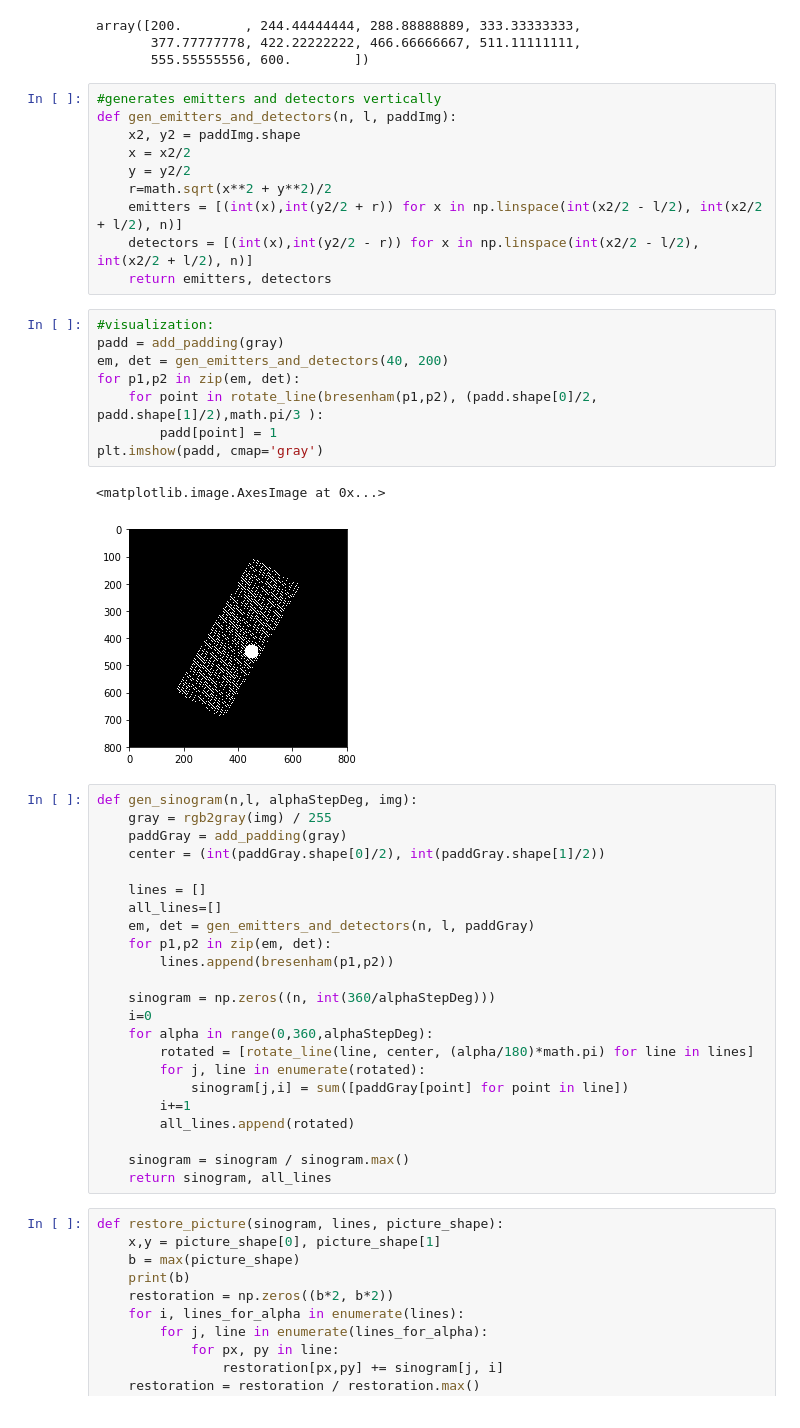
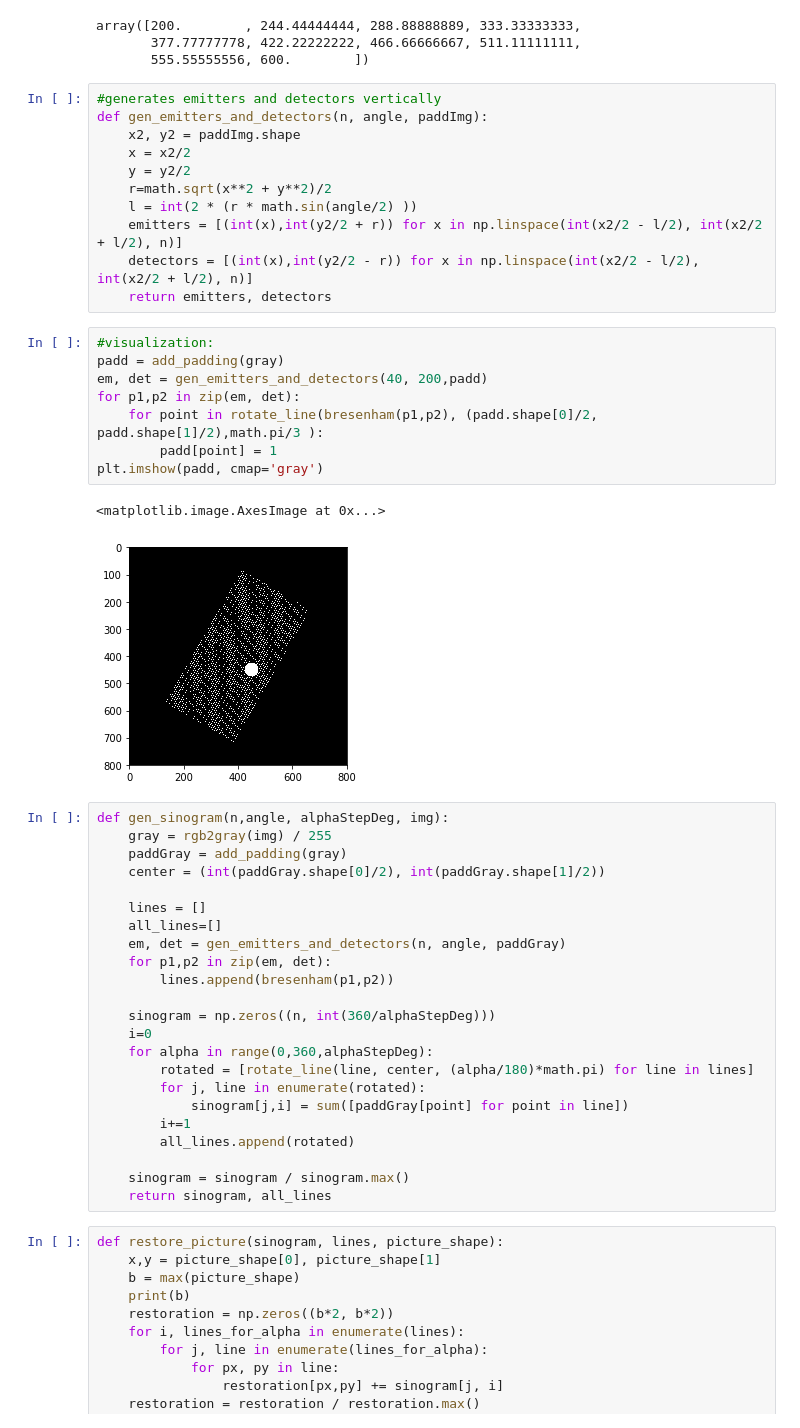
Before and after one commit to damianhorna/backprojection-tomography, a Jupyter notebook: sinogram.ipynb, the cells around one changed output. Cells and saved outputs as stored; diff of their text form.

Commit message:
angle range instead of distance for tomograph length, median and erosion

```diff
--- a/sinogram.ipynb
+++ b/sinogram.ipynb
@@ -105,34 +106,35 @@ array([200.        , 244.44444444, 288.88888889, 333.33333333,
        555.55555556, 600.        ])
 # %%
 #generates emitters and detectors vertically
-def gen_emitters_and_detectors(n, l, paddImg):
+def gen_emitters_and_detectors(n, angle, paddImg):
     x2, y2 = paddImg.shape
     x = x2/2
     y = y2/2
     r=math.sqrt(x**2 + y**2)/2
+    l = int(2 * (r * math.sin(angle/2) ))
     emitters = [(int(x),int(y2/2 + r)) for x in np.linspace(int(x2/2 - l/2), int(x2/2 + l/2), n)]
     detectors = [(int(x),int(y2/2 - r)) for x in np.linspace(int(x2/2 - l/2), int(x2/2 + l/2), n)]
     return emitters, detectors
 # %%
 #visualization:
 padd = add_padding(gray)
-em, det = gen_emitters_and_detectors(40, 200)
+em, det = gen_emitters_and_detectors(40, 200,padd)
 for p1,p2 in zip(em, det):
     for point in rotate_line(bresenham(p1,p2), (padd.shape[0]/2, padd.shape[1]/2),math.pi/3 ):
         padd[point] = 1
 plt.imshow(padd, cmap='gray')
 # %% [output]
 <matplotlib.image.AxesImage at 0x...>
-[figure, old version]
+[figure, new version]
 # %%
-def gen_sinogram(n,l, alphaStepDeg, img):
+def gen_sinogram(n,angle, alphaStepDeg, img):
     gray = rgb2gray(img) / 255
     paddGray = add_padding(gray)
     center = (int(paddGray.shape[0]/2), int(paddGray.shape[1]/2))
 
     lines = []
     all_lines=[]
-    em, det = gen_emitters_and_detectors(n, l, paddGray)
+    em, det = gen_emitters_and_detectors(n, angle, paddGray)
     for p1,p2 in zip(em, det):
         lines.append(bresenham(p1,p2))
 
```
Also changed, not shown: parts of 10 cells of this notebook.
